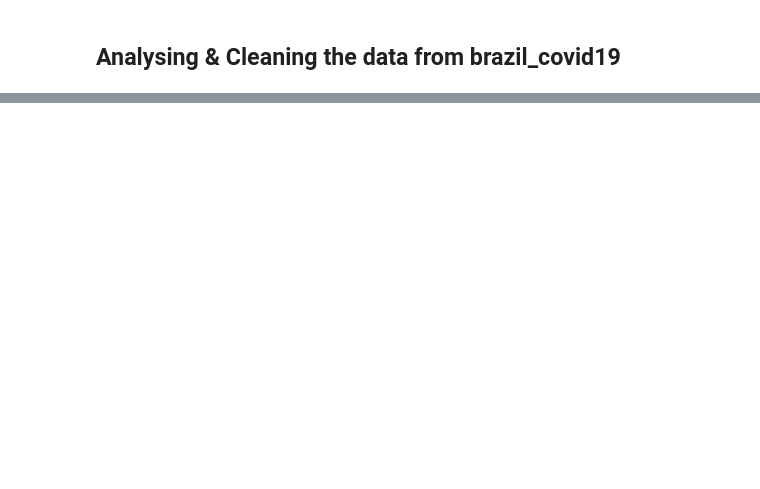
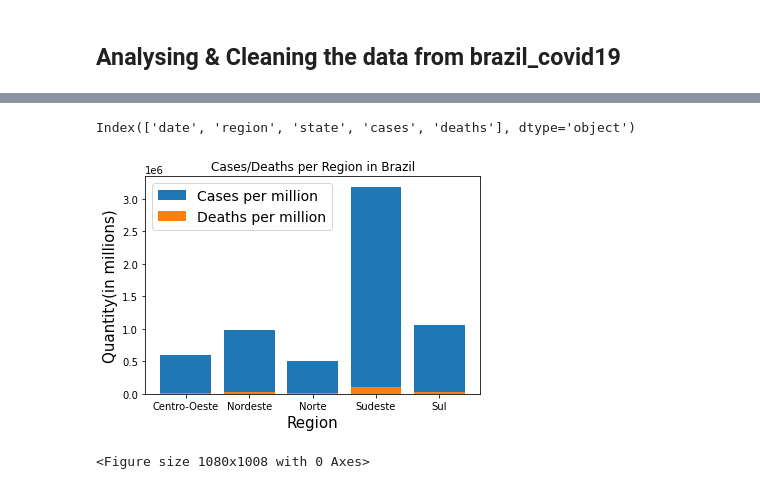
Before and after one commit to LuisFelipeTs/Data_Science_And_Analytics, a Jupyter notebook: Covid_Study(ML + SQL)/Data_Cleaning_&_analysing.ipynb, the cells around one changed output, grey strips where cells are left out. Cells and saved outputs as stored; diff of their text form; code cells hidden in the pictures; blank space fills up the shorter version.

Commit message:
Anaysing the Covid cases per Region

```diff
--- a/Covid_Study(ML + SQL)/Data_Cleaning_&_analysing.ipynb
+++ b/Covid_Study(ML + SQL)/Data_Cleaning_&_analysing.ipynb
@@ -64,2 +66,5 @@ Name: city_name, Length: 5299, dtype: int64
 # %% [markdown]
 ## Analysing & Cleaning the data from brazil_covid19
+# %%
+db_reg_coord = pd.read_csv("brazil_covid19.csv")
+db_reg_coord.head(5)
@@ -65,0 +90,16 @@ Name: city_name, Length: 5299, dtype: int64
+# %%
+db_reg_coord.columns
+# %% [output]
+Index(['date', 'region', 'state', 'cases', 'deaths'], dtype='object')
+# %%
+plt.title('Cases/Deaths per Region in Brazil')
+plt.xlabel('Region', fontsize=15)
+plt.ylabel('Quantity(in millions)', fontsize=15)
+plt.bar(db_reg_coord['region'], db_reg_coord['cases'])
+plt.bar(db_reg_coord['region'], db_reg_coord['deaths'])
+plt.legend(['Cases per million','Deaths per million'], fontsize=14)
+plt.figure(figsize=(15, 14))
+plt.show()
+# %% [output]
+[figure, added]
+<Figure size 1080x1008 with 0 Axes>
```
Also changed, not shown: parts of 8 cells of this notebook.
